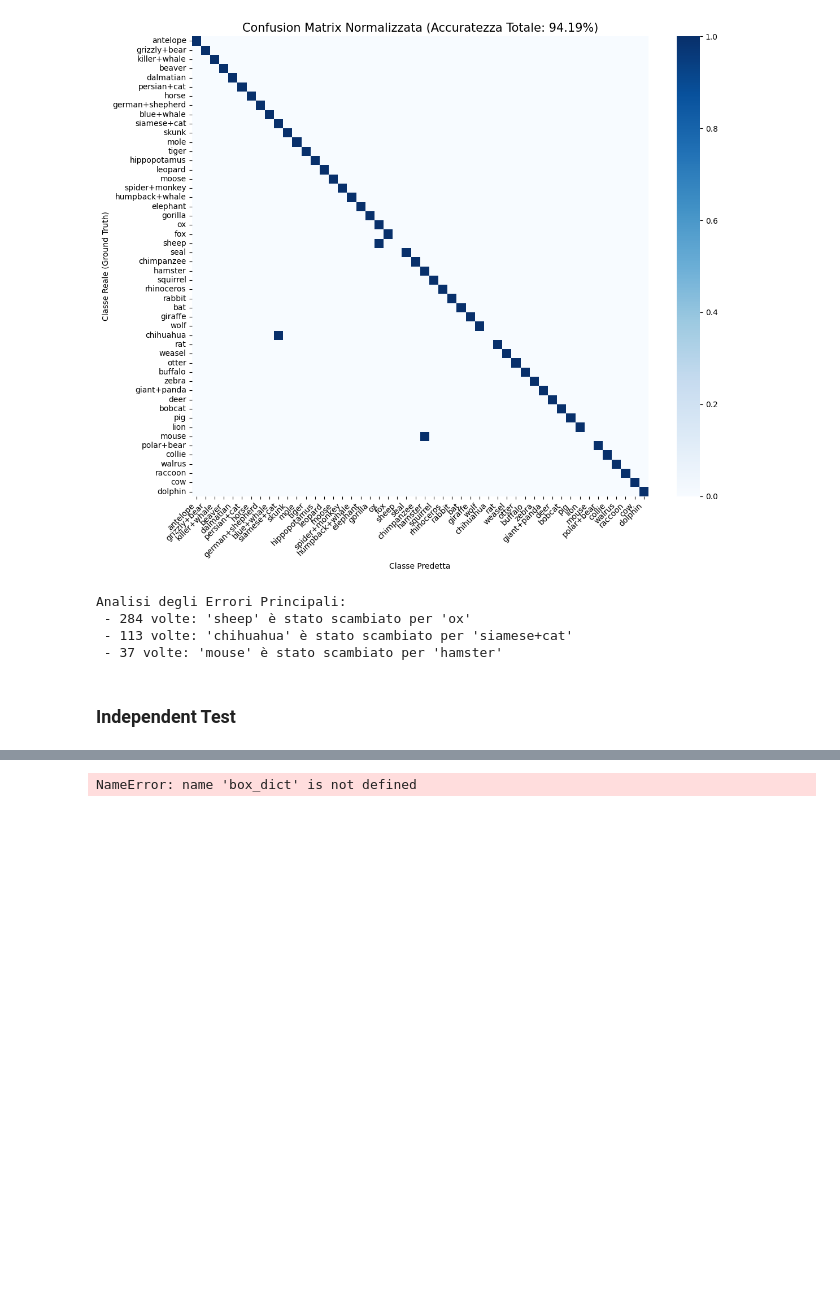
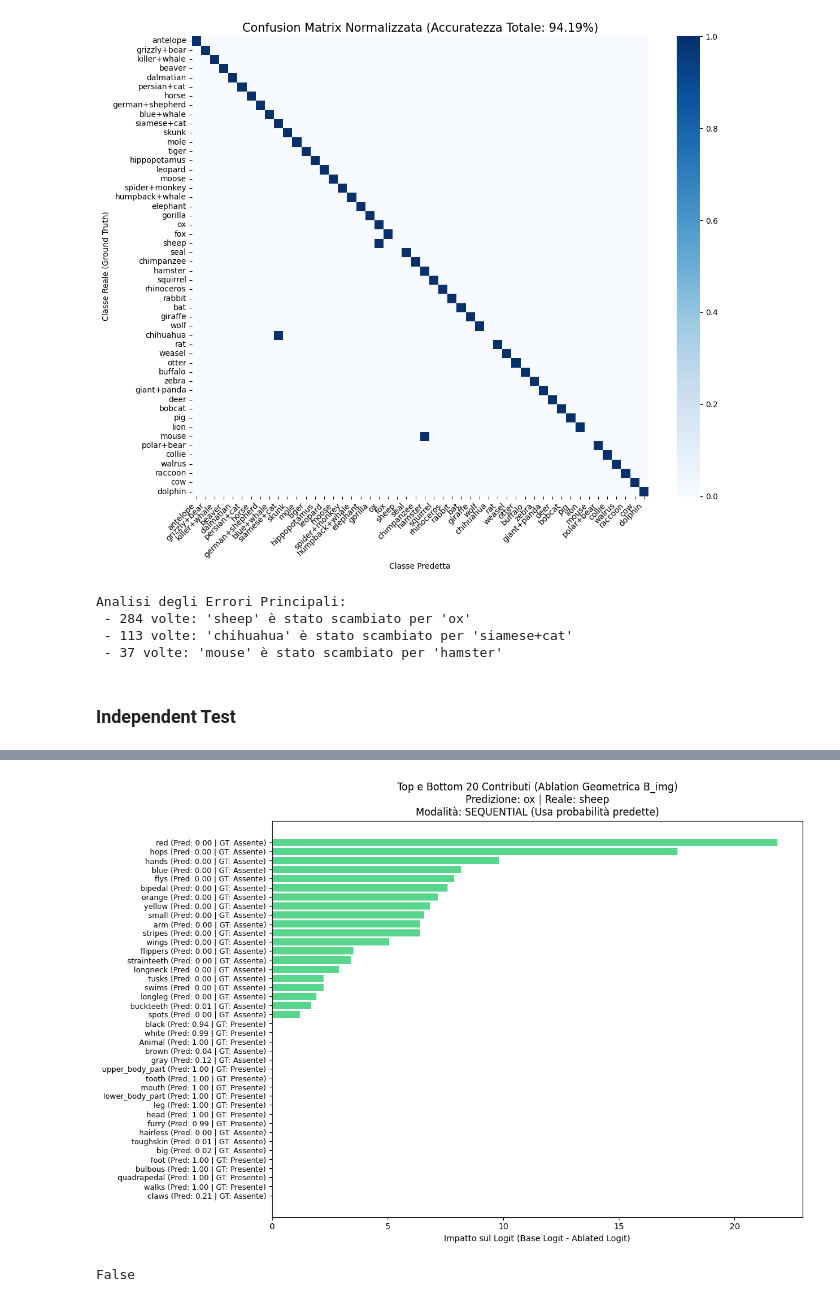
Before and after one commit to stefano-gamba/BoxEmbeddingCBM, a Jupyter notebook: notebooks/awa2/independent_training.ipynb, the cells around one changed output, grey strips where cells are left out. Drawn from its saved outputs; the diff is of its cells as text; code cells hidden in the pictures; blank space fills up the shorter version.

```diff
--- a/notebooks/awa2/independent_training.ipynb
+++ b/notebooks/awa2/independent_training.ipynb
@@ -692,16 +692,18 @@ Analisi degli Errori Principali:
-# %%
-from src.utils.plot import evaluate_tti_curves
-from src.utils.box import prepara_tensore_box
-
-box_tensors = prepara_tensore_box(box_dict, concept2id)
-evaluate_tti_curves(
-    c_model,
-    db_model,
-    concept_predictor,
-    test_dataloader,
-    class_concept_matrix,
-    box_tensors,
-    device
-)
-# %% [output]
-NameError: name 'box_dict' is not defined
+# %%
+from src.CHM.interpretation import explain_prediction
+
+explain_prediction(
+    db_model,
+    test_dataloader,
+    concepts,
+    classes,
+    class_concept_matrix,
+    box_tensors,
+    info_type=info,
+    target_class='sheep',
+    concept_predictor=concept_predictor,
+    top_k=20
+)
+# %% [output]
+[figure, added]
+False
```
Also changed, not shown: parts of 29 cells of this notebook, 4 other files.
